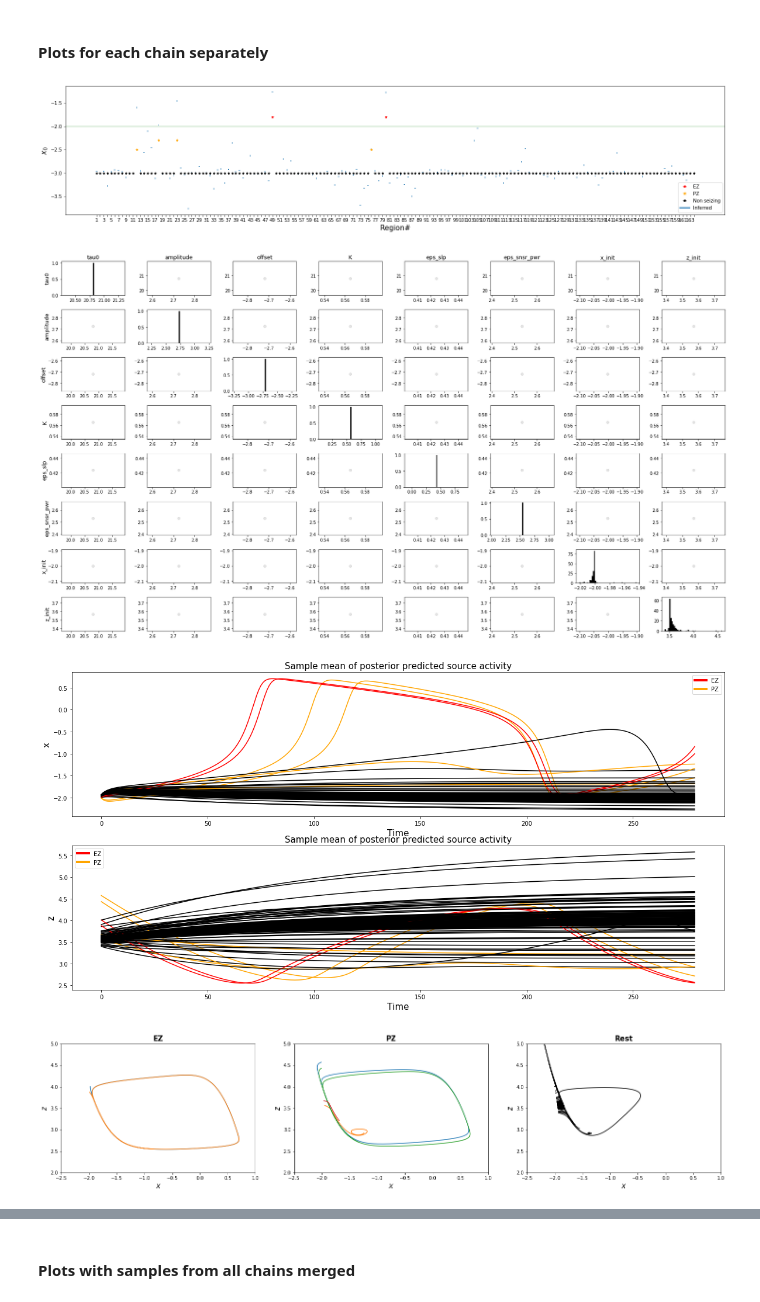
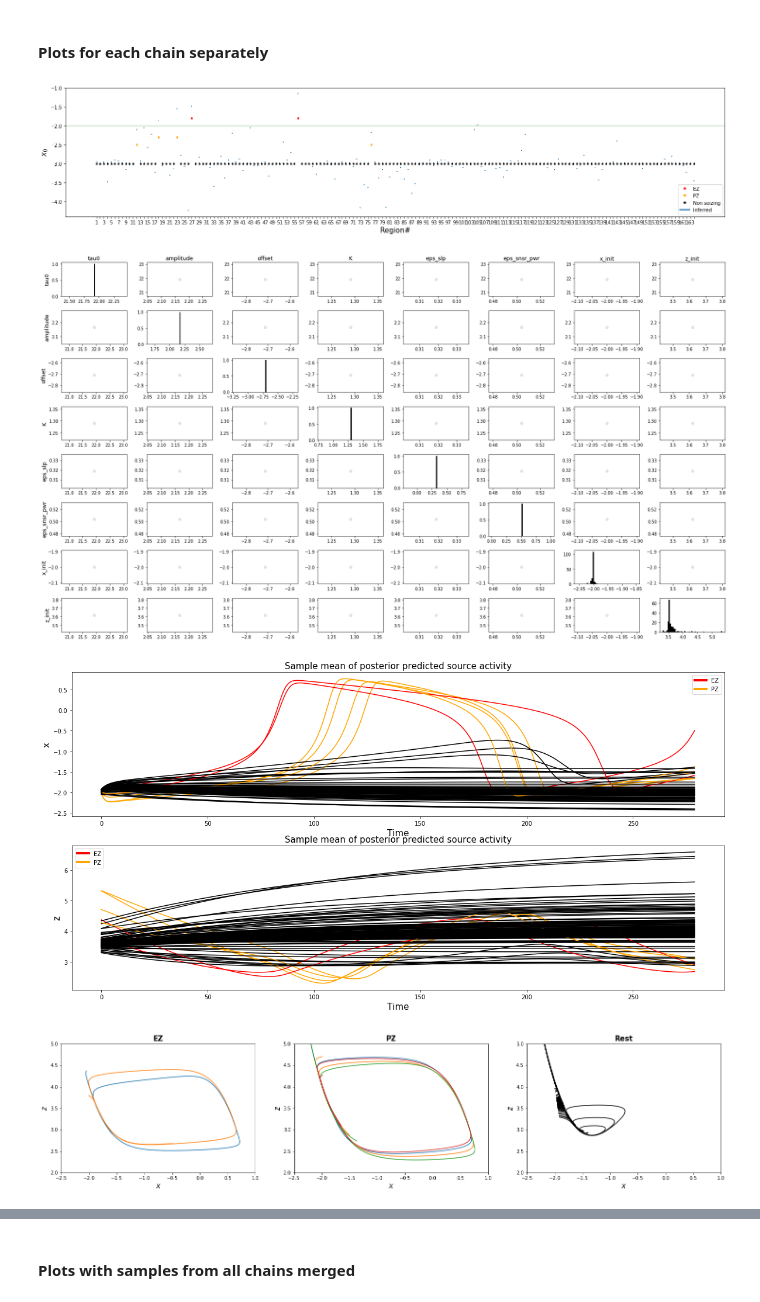
Before and after one commit to dhrunia/infr_szr_prpgtn, a Jupyter notebook: vep-snsrfit-ode-optim.ipynb, the cells around one changed output, grey strips where cells are left out. Saved outputs shown, nothing was run; the diff lists cells and outputs as text; code cells hidden in the pictures.

```diff
--- a/vep-snsrfit-ode-optim.ipynb
+++ b/vep-snsrfit-ode-optim.ipynb
@@ -10,8 +10,8 @@ import os
 from matplotlib.lines import Line2D
 import importlib
 # %%
-data_dir = 'datasets/syn_data/id001_bt'
-results_dir = 'results/exp10/exp10.75'
+data_dir = 'datasets/syn_data/id001_bt_wrng_implnt'
+results_dir = 'results/exp10/exp10.76'
 os.makedirs(results_dir,exist_ok=True)
 os.makedirs(f'{results_dir}/logs',exist_ok=True)
 os.makedirs(f'{results_dir}/figures',exist_ok=True)
@@ -22,13 +22,6 @@ K = np.max(SC)
 SC = SC / K
 SC[np.diag_indices(SC.shape[0])] = 0
 
-# Shuffle the connectivity
-np.random.seed(100)
-SC_triu = SC[np.triu_indices_from(SC, k=1)]
-np.random.shuffle(SC_triu)
-SC = np.zeros_like(SC)
-SC[np.triu_indices_from(SC, k=1)] = SC_triu
-SC = SC + SC.T # since SC is symmetric
 gain_mat = network['gain_mat']
 
 slp = np.load(f'{data_dir}/fit_trgt.npz')['fit_trgt']
@@ -123,38 +125,38 @@ plt.xticks(np.r_[1:nn+1:2]);
 #### Plots for each chain separately
 # %%
 # importlib.reload(lib.plots.stan)
-syn_data = np.load('datasets/syn_data/id001_bt/syn_tvb_ez=48-79_pz=11-17-22-75.npz')
+syn_data = np.load('datasets/syn_data/id001_bt_wrng_implnt/syn_tvb_ez=55-26_pz=11-17-22-75.npz')
 fit_data = lib.io.stan.rload(f'{results_dir}/Rfiles/fit_data_snsrfit_ode_{fname_suffix}.R')
 x0_true = syn_data['x0']
 ez = syn_data['ez']
 # pz= np.concatenate((syn_data['pz_x0'], syn_data['pz_kplng']))
 pz = syn_data['pz']
 szng_roi = np.setxor1d(ez, pz)
 non_szng_roi = np.setdiff1d(np.r_[0:nn], szng_roi)
 
 chains = [1]
 params = ['tau0', 'amplitude', 'offset', 'K', 'eps_slp', 'eps_snsr_pwr','x_init', 'z_init']
 for chain_no in chains:
     pstr_samples = lib.io.stan.read_samples([f'{results_dir}/samples_{fname_suffix}_chain{chain_no}.csv'])
     lib.plots.stan.x0_violin_syn(pstr_samples['x0'], x0_true, ez, pz, figsize=(25,5),
                                  figname=f'{results_dir}/figures/x0_violin_{fname_suffix}_chain{chain_no}.png',
                                  legend_loc='lower right')
     lib.plots.stan.pair_plots(samples=pstr_samples, params=params,
                               figname=f'{results_dir}/figures/params_pair_plots_{fname_suffix}_chain{chain_no}.png')
 
     x_pp_mean = np.mean(pstr_samples['x'], axis=0)
     z_pp_mean = np.mean(pstr_samples['z'], axis=0)
     lib.plots.stan.plot_source(x_pp_mean, z_pp_mean, ez, pz,
                                figname=f'{results_dir}/figures/posterior_predicted_src_{fname_suffix}_chain{chain_no}.png')
     lib.plots.stan.plot_phase(x_pp_mean, z_pp_mean, ez, pz, non_szng_roi,
                               figname=f'{results_dir}/figures/posterior_predicted_phase_plot_{fname_suffix}_chain{chain_no}.png')
 
     slp = pstr_samples['mu_slp'].mean(axis=0)
     snsr_pwr = pstr_samples['mu_snsr_pwr'].mean(axis=0)
     lib.plots.stan.plot_fit_target(data_pred={'slp':slp,'snsr_pwr':snsr_pwr}, data_true={'slp':fit_data['slp'],'snsr_pwr':fit_data['snsr_pwr']},
                                figname=f'{results_dir}/figures/posterior_predicted_slp_{fname_suffix}_chain{chain_no}.png')
 # %% [output]
-[figure, old version]
+[figure, new version]
-[figure, old version]
+[figure, new version]
-[figure, old version]
+[figure, new version]
-[figure, old version]
+[figure, new version]
```
Also changed, not shown: parts of 5 cells of this notebook, 4 other files.
